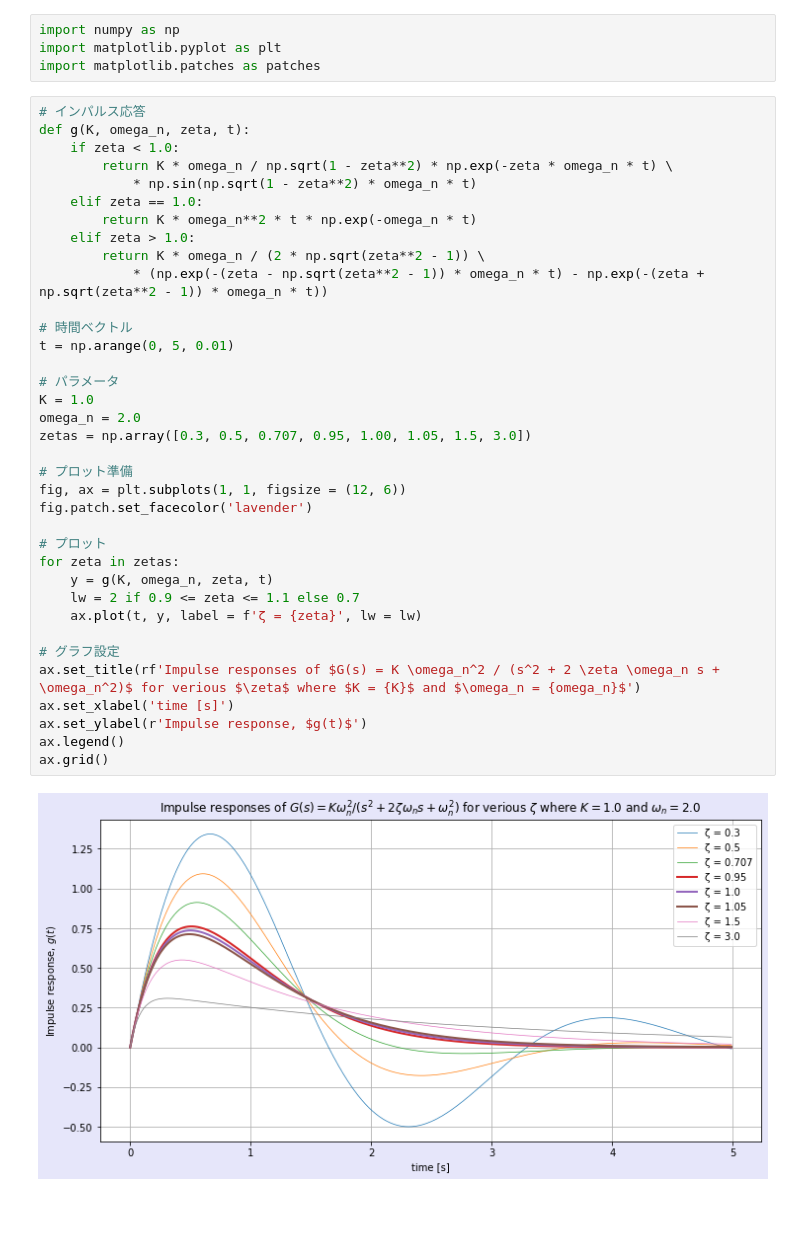
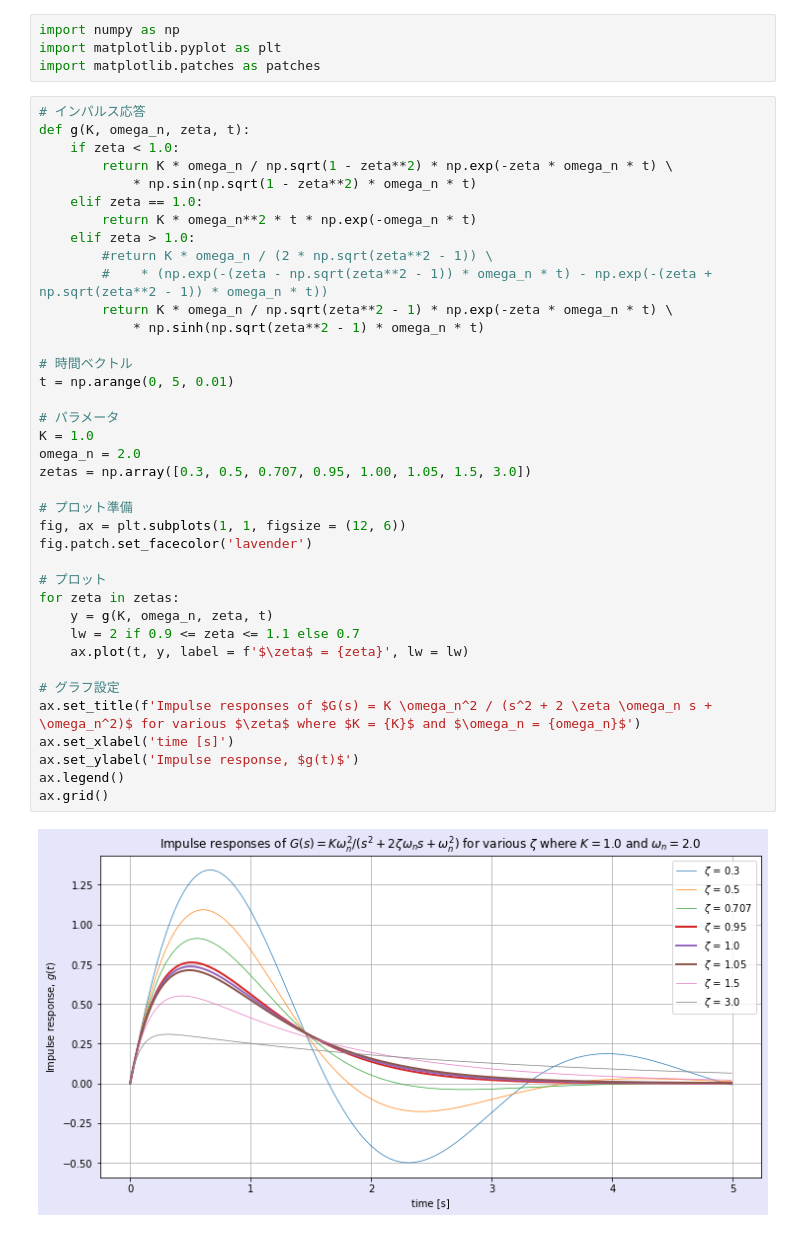
Before and after one commit to RR-Inyo/second-order-note, a Jupyter notebook: imp_resp_2nd_order_sys.ipynb, the cells around one changed output. Cells and saved outputs as stored; diff of their text form.

```diff
--- a/imp_resp_2nd_order_sys.ipynb
+++ b/imp_resp_2nd_order_sys.ipynb
@@ -33,36 +33,38 @@ import matplotlib.patches as patches
 def g(K, omega_n, zeta, t):
     if zeta < 1.0:
         return K * omega_n / np.sqrt(1 - zeta**2) * np.exp(-zeta * omega_n * t) \
             * np.sin(np.sqrt(1 - zeta**2) * omega_n * t)
     elif zeta == 1.0:
         return K * omega_n**2 * t * np.exp(-omega_n * t)
     elif zeta > 1.0:
-        return K * omega_n / (2 * np.sqrt(zeta**2 - 1)) \
-            * (np.exp(-(zeta - np.sqrt(zeta**2 - 1)) * omega_n * t) - np.exp(-(zeta + np.sqrt(zeta**2 - 1)) * omega_n * t))
+        #return K * omega_n / (2 * np.sqrt(zeta**2 - 1)) \
+        #    * (np.exp(-(zeta - np.sqrt(zeta**2 - 1)) * omega_n * t) - np.exp(-(zeta + np.sqrt(zeta**2 - 1)) * omega_n * t))
+        return K * omega_n / np.sqrt(zeta**2 - 1) * np.exp(-zeta * omega_n * t) \
+            * np.sinh(np.sqrt(zeta**2 - 1) * omega_n * t)
 
 # 時間ベクトル
 t = np.arange(0, 5, 0.01)
 
 # パラメータ
 K = 1.0
 omega_n = 2.0
 zetas = np.array([0.3, 0.5, 0.707, 0.95, 1.00, 1.05, 1.5, 3.0])
 
 # プロット準備
 fig, ax = plt.subplots(1, 1, figsize = (12, 6))
 fig.patch.set_facecolor('lavender')
 
 # プロット
 for zeta in zetas:
     y = g(K, omega_n, zeta, t)
     lw = 2 if 0.9 <= zeta <= 1.1 else 0.7
-    ax.plot(t, y, label = f'ζ = {zeta}', lw = lw)
+    ax.plot(t, y, label = f'$\zeta$ = {zeta}', lw = lw)
 
 # グラフ設定
-ax.set_title(rf'Impulse responses of $G(s) = K \omega_n^2 / (s^2 + 2 \zeta \omega_n s + \omega_n^2)$ for verious $\zeta$ where $K = {K}$ and $\omega_n = {omega_n}$')
+ax.set_title(f'Impulse responses of $G(s) = K \omega_n^2 / (s^2 + 2 \zeta \omega_n s + \omega_n^2)$ for various $\zeta$ where $K = {K}$ and $\omega_n = {omega_n}$')
 ax.set_xlabel('time [s]')
-ax.set_ylabel(r'Impulse response, $g(t)$')
+ax.set_ylabel('Impulse response, $g(t)$')
 ax.legend()
 ax.grid()
 # %% [output]
-[figure, old version]
+[figure, new version]
```
Also changed, not shown: parts of 1 cell of this notebook.
